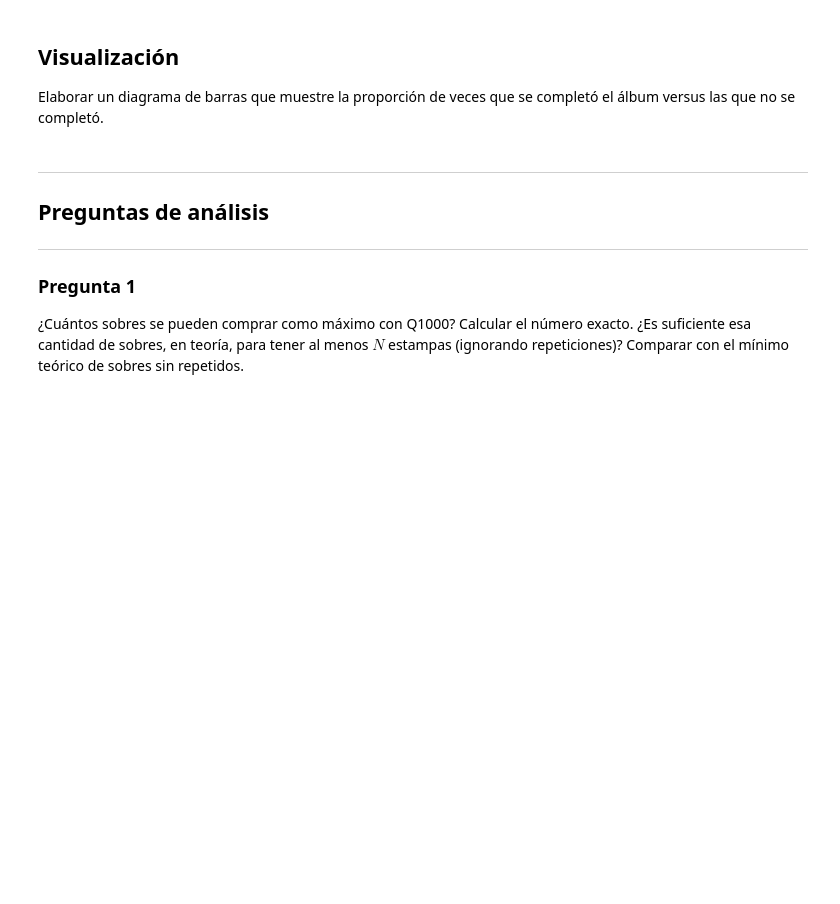
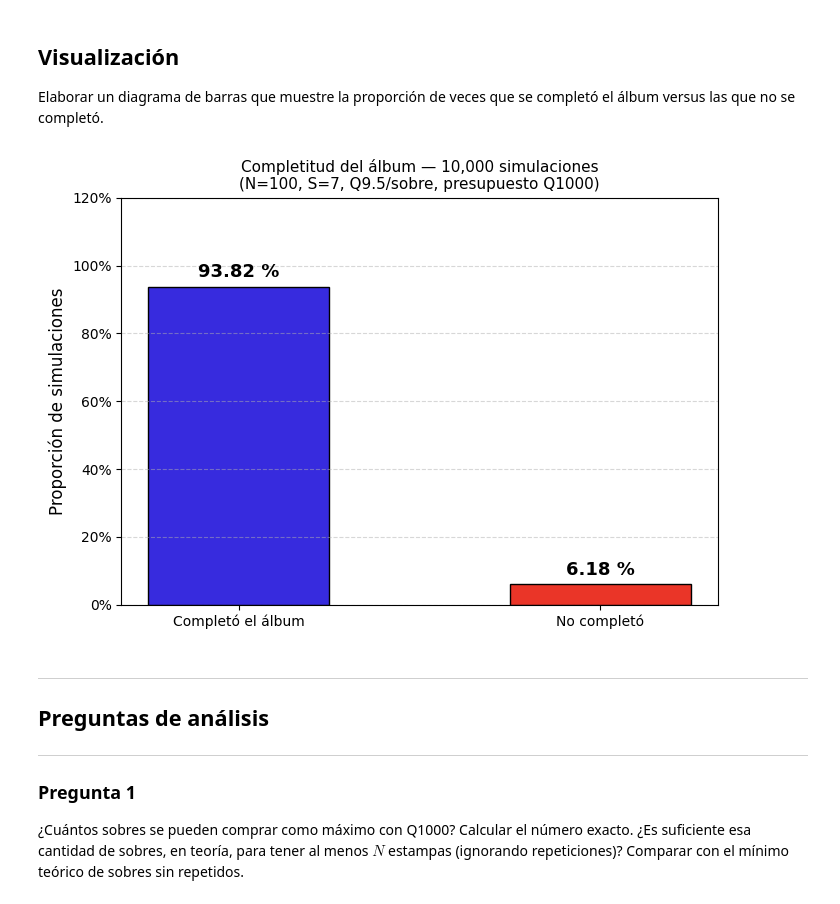
Before and after one commit to Diego-glitch-cloud/lab8-prob, a Jupyter notebook: ej3-lab8.ipynb, the cells around one changed output. Drawn from its saved outputs; the diff is of its cells as text; code cells hidden in the pictures; blank space fills up the shorter version.

Commit message:
feat: visualizacion de la proporcion de llenado de album ej3

```diff
--- a/ej3-lab8.ipynb
+++ b/ej3-lab8.ipynb
@@ -108,6 +108,37 @@ print(f"  E[distintas | no exitoso]     : {e_distintas:.2f}")
 ## Visualización
 
 Elaborar un diagrama de barras que muestre la proporción de veces que se completó el álbum versus las que no se completó.
+# %%
+fig, ax = plt.subplots(figsize=(7, 5))
+
+etiquetas = ["Completó el álbum", "No completó"]
+proporciones = [prob_completar, 1 - prob_completar]
+colores = ["#372BDE", "#EA3528"]
+
+bars = ax.bar(etiquetas, proporciones, color=colores, edgecolor="black", width=0.5)
+
+for bar, p in zip(bars, proporciones):
+    ax.text(
+        bar.get_x() + bar.get_width() / 2,
+        bar.get_height() + 0.015,
+        f"{p*100:.2f} %",
+        ha="center", va="bottom", fontsize=13, fontweight="bold"
+    )
+
+ax.set_ylim(0, 1.2)
+ax.set_ylabel("Proporción de simulaciones", fontsize=12)
+ax.set_title(
+    f"Completitud del álbum — {R:,} simulaciones\n"
+    f"(N={N}, S={S}, Q{precio}/sobre, presupuesto Q{presupuesto:.0f})",
+    fontsize=11
+)
+ax.yaxis.set_major_formatter(mticker.PercentFormatter(xmax=1))
+ax.grid(axis="y", linestyle="--", alpha=0.5)
+
+plt.tight_layout()
+plt.show()
+# %% [output]
+[figure, added]
 # %% [markdown]
 ---
 ## Preguntas de análisis
```
